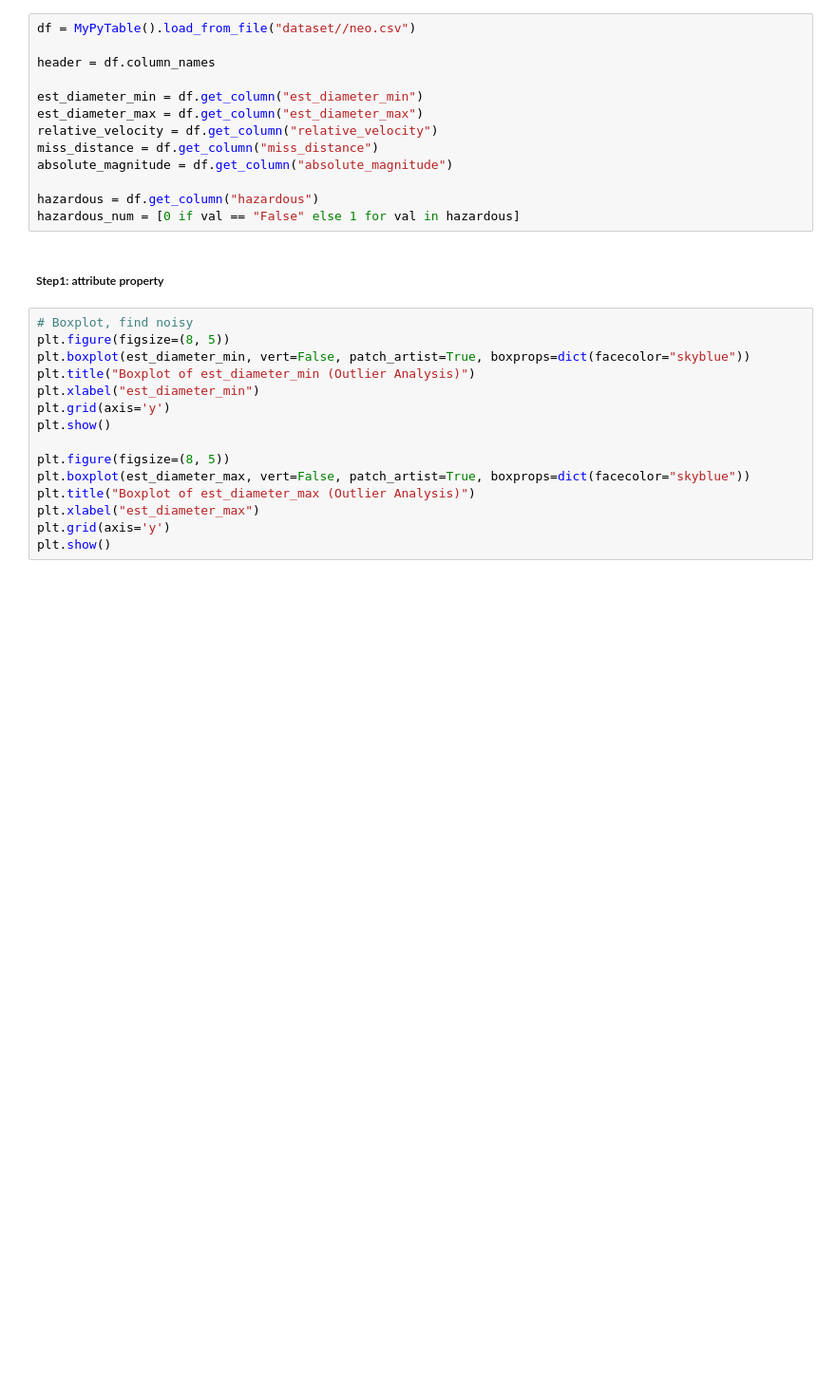
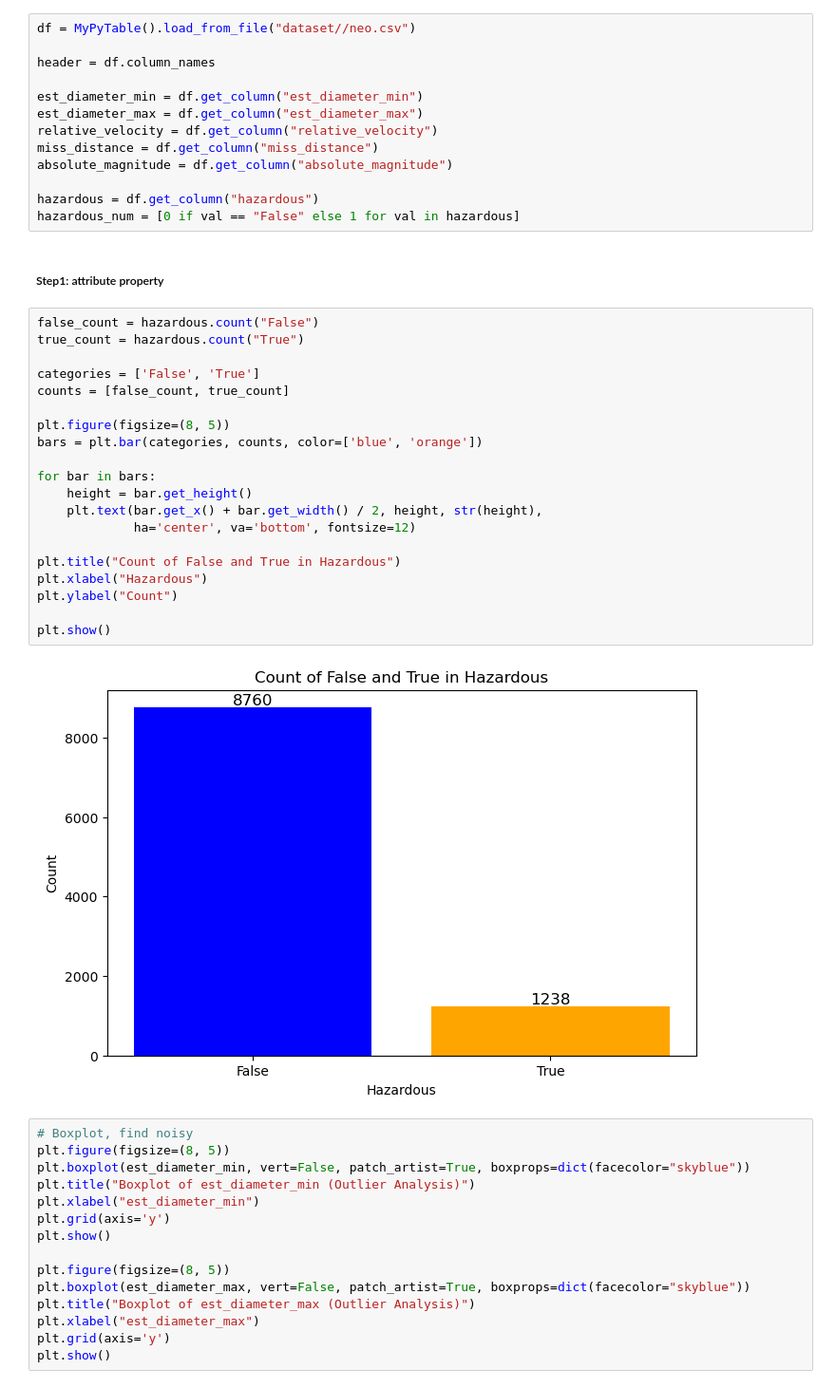
Before and after one commit to moyigu/CPSC322-Final-Project, a Jupyter notebook: analysis.ipynb, the cells around one changed output. Shown: that part at 95% size. Saved outputs shown, nothing was run; the diff lists cells and outputs as text; blank space fills up the shorter version.

```diff
--- a/analysis.ipynb
+++ b/analysis.ipynb
@@ -32,6 +32,28 @@ hazardous = df.get_column("hazardous")
 hazardous_num = [0 if val == "False" else 1 for val in hazardous]
 # %% [markdown]
 ##### Step1: attribute property
+# %%
+false_count = hazardous.count("False")
+true_count = hazardous.count("True")
+
+categories = ['False', 'True']
+counts = [false_count, true_count]
+
+plt.figure(figsize=(8, 5))
+bars = plt.bar(categories, counts, color=['blue', 'orange'])
+
+for bar in bars:
+    height = bar.get_height()
+    plt.text(bar.get_x() + bar.get_width() / 2, height, str(height),
+             ha='center', va='bottom', fontsize=12)
+
+plt.title("Count of False and True in Hazardous")
+plt.xlabel("Hazardous")
+plt.ylabel("Count")
+
+plt.show()
+# %% [output]
+[figure, added]
 # %%
 # Boxplot, find noisy
 plt.figure(figsize=(8, 5))
```
